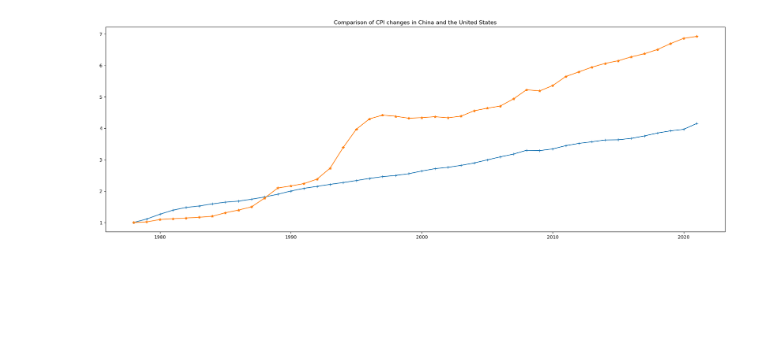
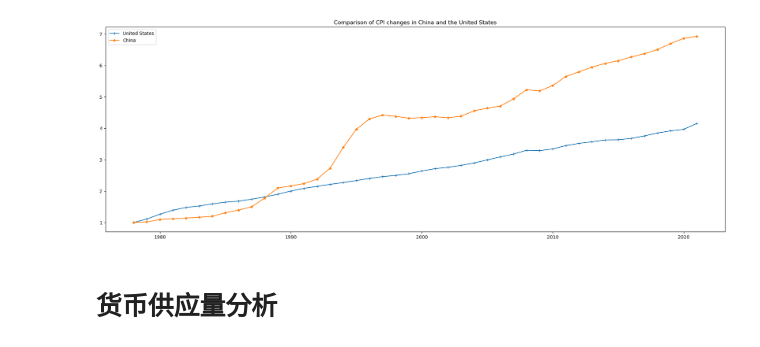
Before and after one commit to kclx/Explore-the-financial-events-behind-changes-in-global-GDP, a Jupyter notebook: notebooks/Comparison_of_CPI_changes_in_China_and_US.ipynb, the cells around one changed output. Drawn from its saved outputs; the diff is of its cells as text; code cells hidden in the pictures; blank space fills up the shorter version.

```diff
--- a/notebooks/Comparison_of_CPI_changes_in_China_and_US.ipynb
+++ b/notebooks/Comparison_of_CPI_changes_in_China_and_US.ipynb
@@ -19,8 +17,11 @@ import matplotlib.pyplot as plt
 # %%
 plt.figure(figsize=(24, 8))
 plt.title('Comparison of CPI changes in China and the United States')
 plt.plot(x, us, label='United States', marker='+')
 plt.plot(x, china, label='China', marker='*')
+plt.legend(loc='upper left')
 plt.show()
 # %% [output]
-[figure, old version]
+[figure, new version]
+# %% [markdown]
+# 货币供应量分析
```
Also changed, not shown: parts of 13 cells of this notebook, 6 other files.
